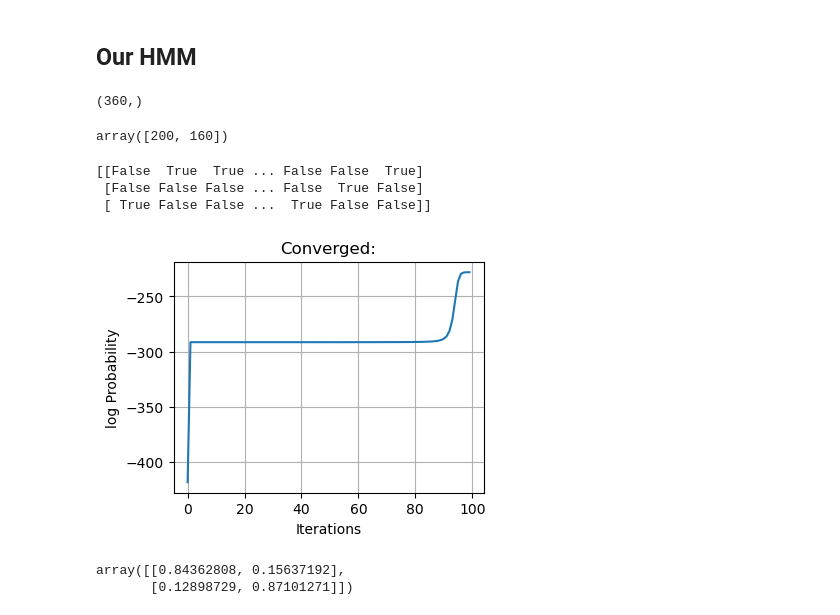
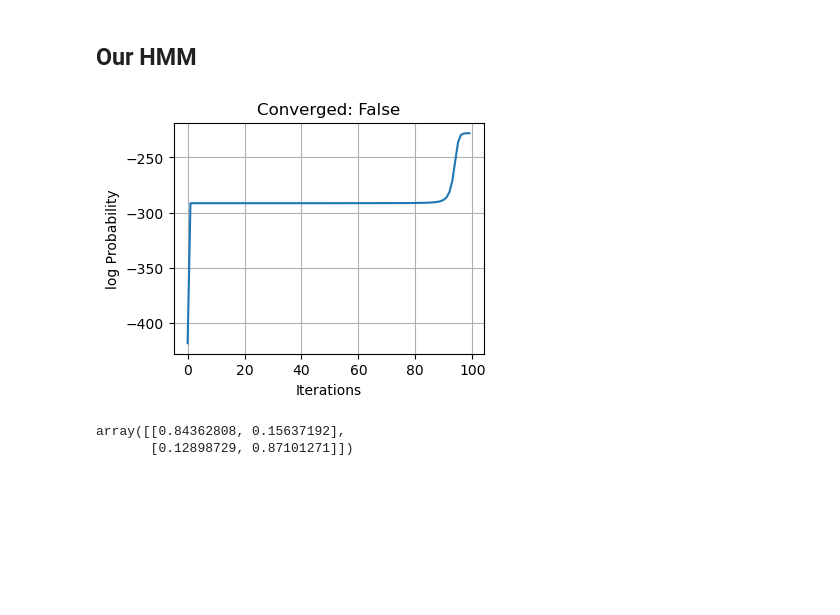
Before and after one commit to RasmusML/musicHMM, a Jupyter notebook: toy_example.ipynb, the cells around one changed output. Drawn from its saved outputs; the diff is of its cells as text; code cells hidden in the pictures; blank space fills up the shorter version.

```diff
--- a/toy_example.ipynb
+++ b/toy_example.ipynb
@@ -66,31 +69,21 @@ init_E = np.array([[0.3, 0.2],
 l_init_pi = np.log(init_pi)
 l_init_T = np.log(init_T)
 l_init_E = np.log(init_E)
-# %%
-obs_seq.shape
-# %% [output]
-(360,)
-# %%
-lengths
-# %% [output]
-array([200, 160])
 # %%
 model = hmm.HMM(2, 3)
 
-model.fit(obs_seq, lengths, 100, l_init_pi, l_init_T, l_init_E)
+n_iter = 100
+
+model.fit(obs_seq, lengths, n_iter, l_init_pi, l_init_T, l_init_E, convergence_eps=-1)
-# %% [output]
-[[False  True  True ... False False  True]
- [False False False ... False  True False]
- [ True False False ...  True False False]]
 # %%
 fig, ax = plt.subplots(1, 1, figsize=(4, 3))
 ax.plot(model._history)
-ax.set_title(f"Converged:")
+ax.set_title(f"Converged: {len(model._history) < n_iter}")
 ax.set_xlabel("Iterations")
 ax.set_ylabel("log Probability")
 ax.grid()
 # %% [output]
-[figure, old version]
+[figure, new version]
 # %%
 model.get_transition_matrix()
 # %% [output]
```
Also changed, not shown: parts of 2 cells of this notebook, 4 other files.
